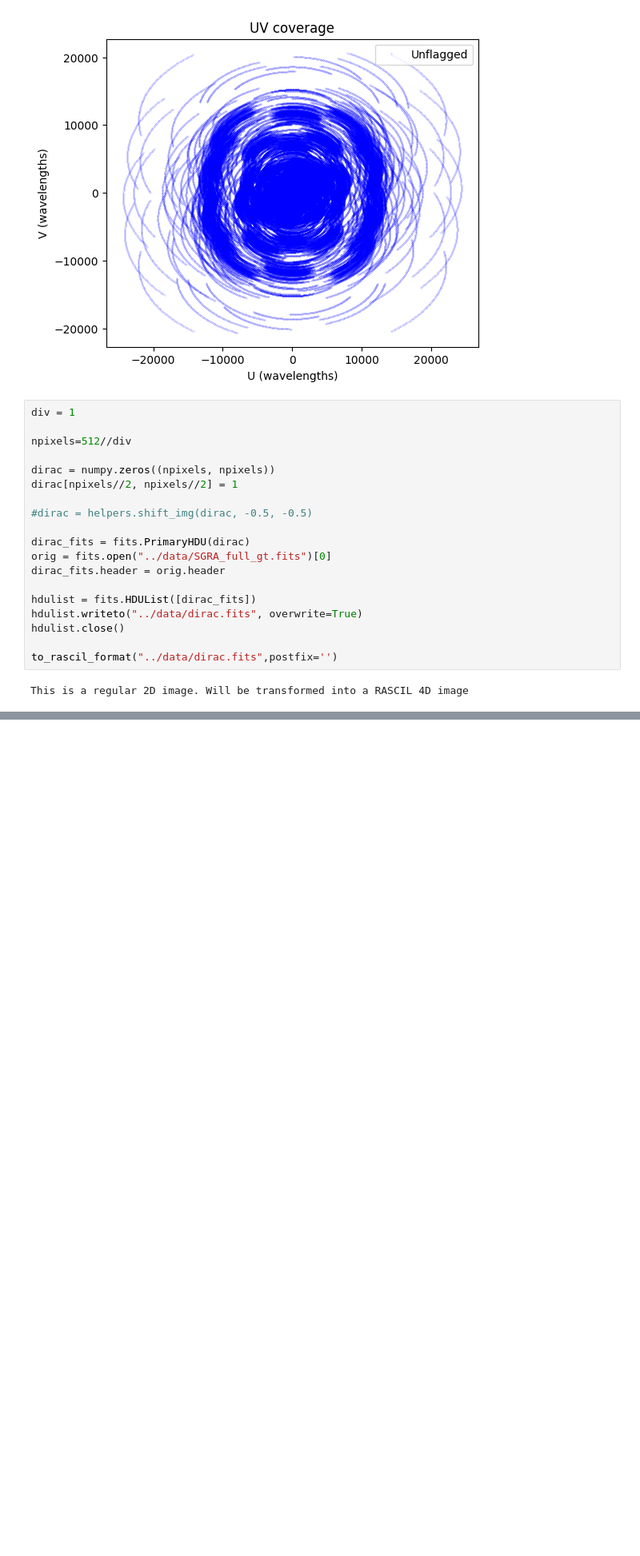
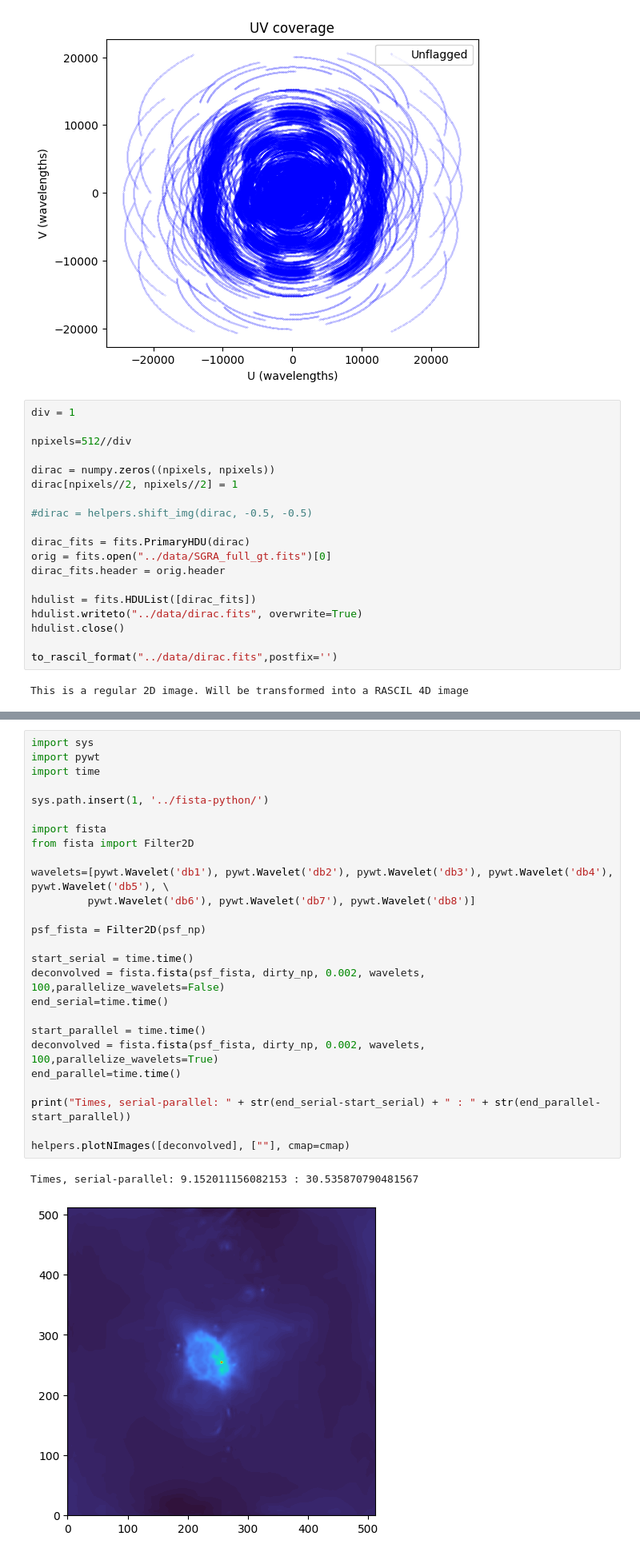
Before and after one commit to simon-prunet/radio-imaging, a Jupyter notebook: notebooks_and_pyscripts/psf_imag_test.ipynb, the cells around one changed output, grey strips where cells are left out. Shown at 80% size. Saved outputs shown, nothing was run; the diff lists cells and outputs as text; blank space fills up the shorter version.

```diff
--- a/notebooks_and_pyscripts/psf_imag_test.ipynb
+++ b/notebooks_and_pyscripts/psf_imag_test.ipynb
@@ -100,0 +113,29 @@ fdirty - fdirty mirrored conjugate: 1073.8154870116457
+# %%
+import sys
+import pywt
+import time
+
+sys.path.insert(1, '../fista-python/')
+
+import fista
+from fista import Filter2D
+
+wavelets=[pywt.Wavelet('db1'), pywt.Wavelet('db2'), pywt.Wavelet('db3'), pywt.Wavelet('db4'), pywt.Wavelet('db5'), \
+         pywt.Wavelet('db6'), pywt.Wavelet('db7'), pywt.Wavelet('db8')]
+
+psf_fista = Filter2D(psf_np)
+
+start_serial = time.time()
+deconvolved = fista.fista(psf_fista, dirty_np, 0.002, wavelets, 100,parallelize_wavelets=False)
+end_serial=time.time()
+
+start_parallel = time.time()
+deconvolved = fista.fista(psf_fista, dirty_np, 0.002, wavelets, 100,parallelize_wavelets=True)
+end_parallel=time.time()
+
+print("Times, serial-parallel: " + str(end_serial-start_serial) + " : " + str(end_parallel-start_parallel))
+
+helpers.plotNImages([deconvolved], [""], cmap=cmap)
+# %% [output]
+Times, serial-parallel: 9.152011156082153 : 30.535870790481567
+[figure, added]
```
Also changed, not shown: parts of 1 cell of this notebook, 8 other files.
